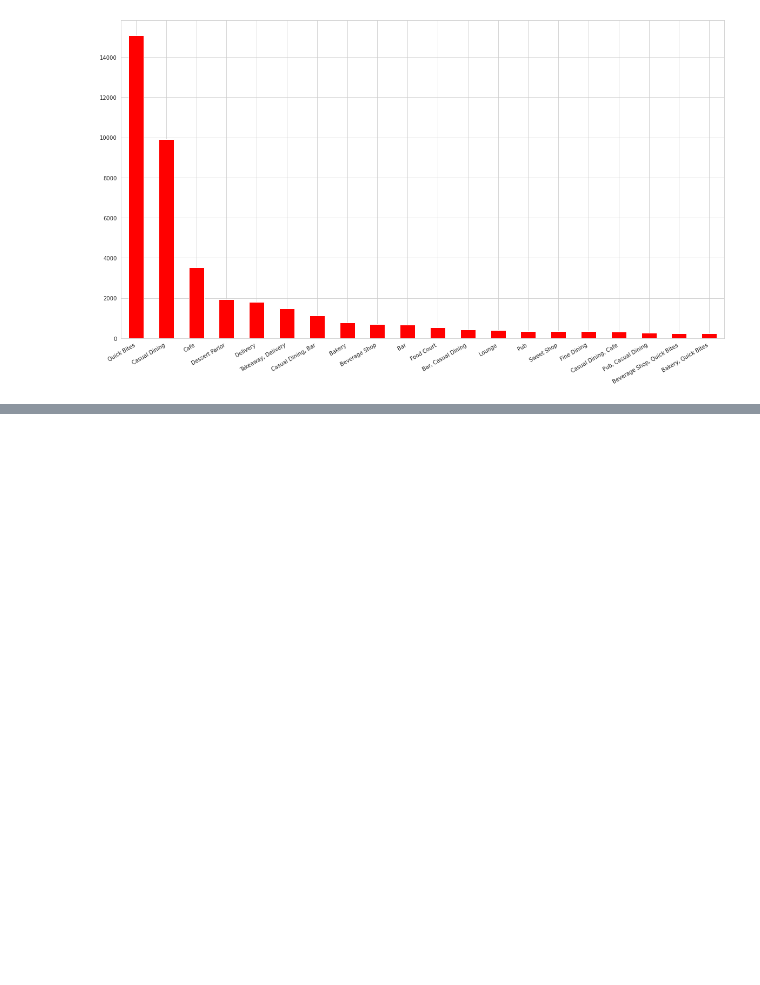
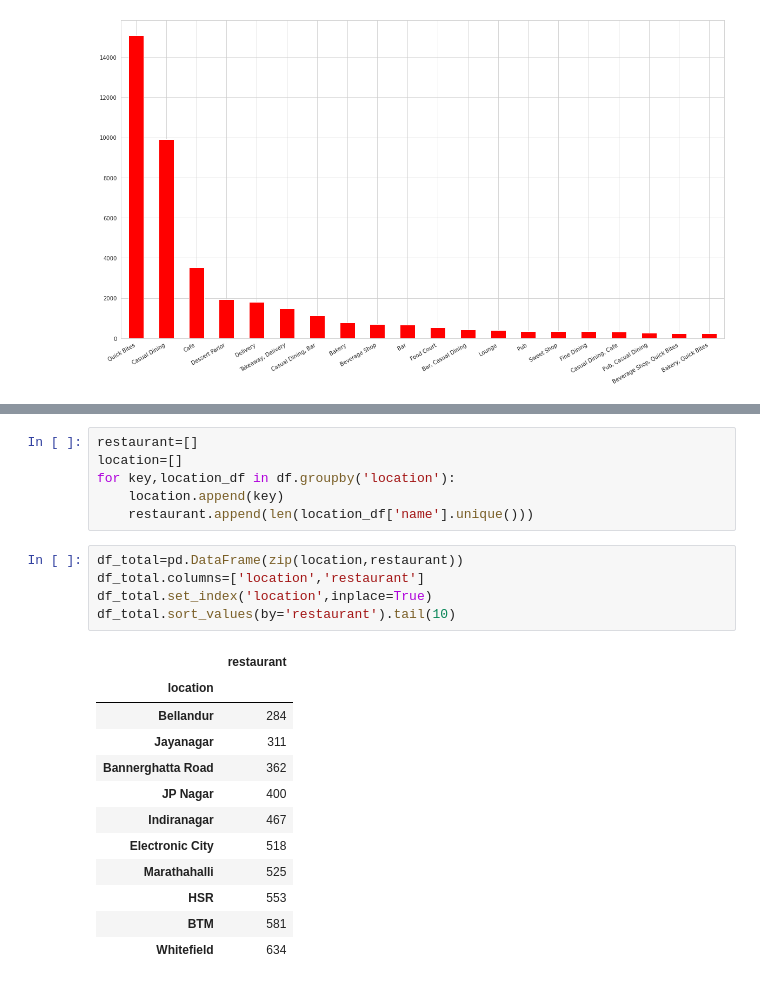
Before and after one commit to Data-Analysis-Projects-Udemy/Project-3-Geospatial-Analysis-Project, a Jupyter notebook: Zomato_EDA.ipynb, the cells around one changed output, grey strips where cells are left out. Cells and saved outputs as stored; diff of their text form; blank space fills up the shorter version.

```diff
--- a/Zomato_EDA.ipynb
+++ b/Zomato_EDA.ipynb
@@ -227,0 +265,24 @@ plt.savefig("./images/rest_type.png")
+# %%
+restaurant=[]
+location=[]
+for key,location_df in df.groupby('location'):
+    location.append(key)
+    restaurant.append(len(location_df['name'].unique()))
+# %%
+df_total=pd.DataFrame(zip(location,restaurant))
+df_total.columns=['location','restaurant']
+df_total.set_index('location',inplace=True)
+df_total.sort_values(by='restaurant').tail(10)
+# %% [output]
+|  | restaurant |
+| location |  |
+| Bellandur | 284 |
+| Jayanagar | 311 |
+| Bannerghatta Road | 362 |
+| JP Nagar | 400 |
+| Indiranagar | 467 |
+| Electronic City | 518 |
+| Marathahalli | 525 |
+| HSR | 553 |
+| BTM | 581 |
+| Whitefield | 634 |
```
Also changed, not shown: parts of 5 cells of this notebook, 5 other files.
